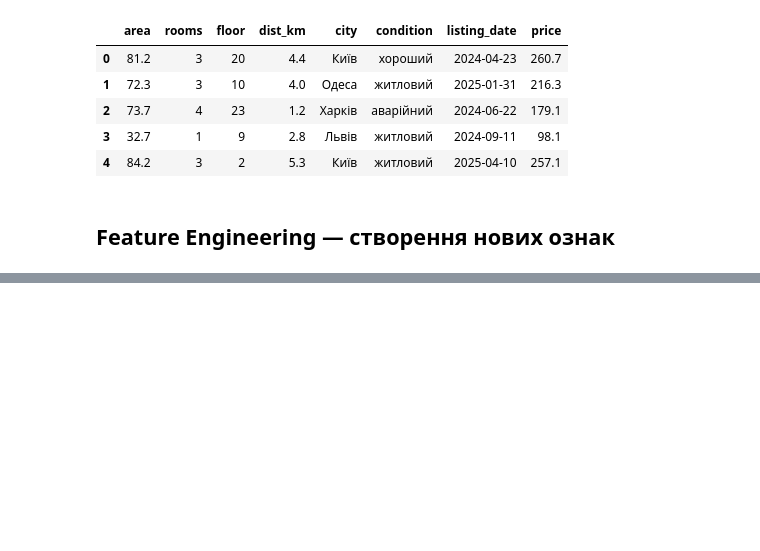
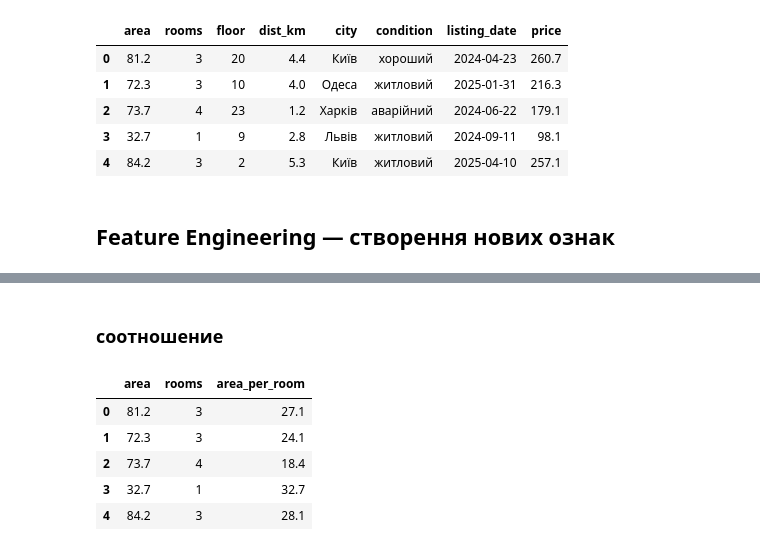
Before and after one commit to NatalieAleksandrova2026/Analysis_Cafe_Sales, a Jupyter notebook: ML/ML_feature_engineering_categorical_features.ipynb, the cells around one changed output, grey strips where cells are left out. Saved outputs shown, nothing was run; the diff lists cells and outputs as text; code cells hidden in the pictures; blank space fills up the shorter version.

```diff
--- a/ML/ML_feature_engineering_categorical_features.ipynb
+++ b/ML/ML_feature_engineering_categorical_features.ipynb
@@ -57,0 +68,12 @@ apt.head()
+# %% [markdown]
+### соотношение
+# %%
+df['area_per_room'] = (df.area / df.rooms).round(1)
+df[['area', 'rooms', 'area_per_room']].head()
+# %% [output]
+|  | area | rooms | area_per_room |
+| 0 | 81.2 | 3 | 27.1 |
+| 1 | 72.3 | 3 | 24.1 |
+| 2 | 73.7 | 4 | 18.4 |
+| 3 | 32.7 | 1 | 32.7 |
+| 4 | 84.2 | 3 | 28.1 |
```
Also changed, not shown: parts of 7 cells of this notebook.
